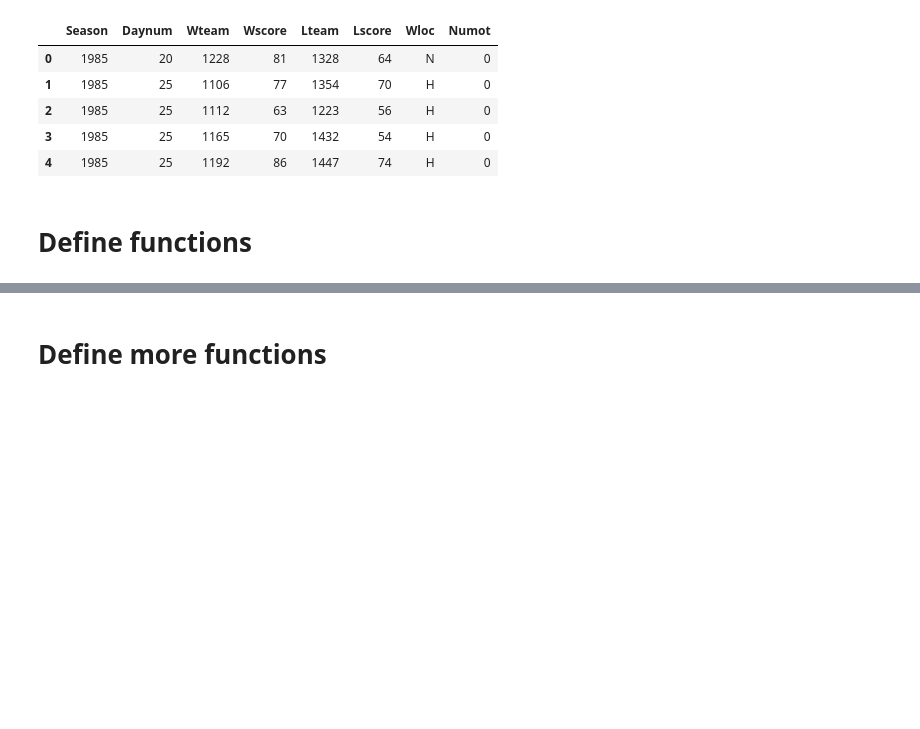
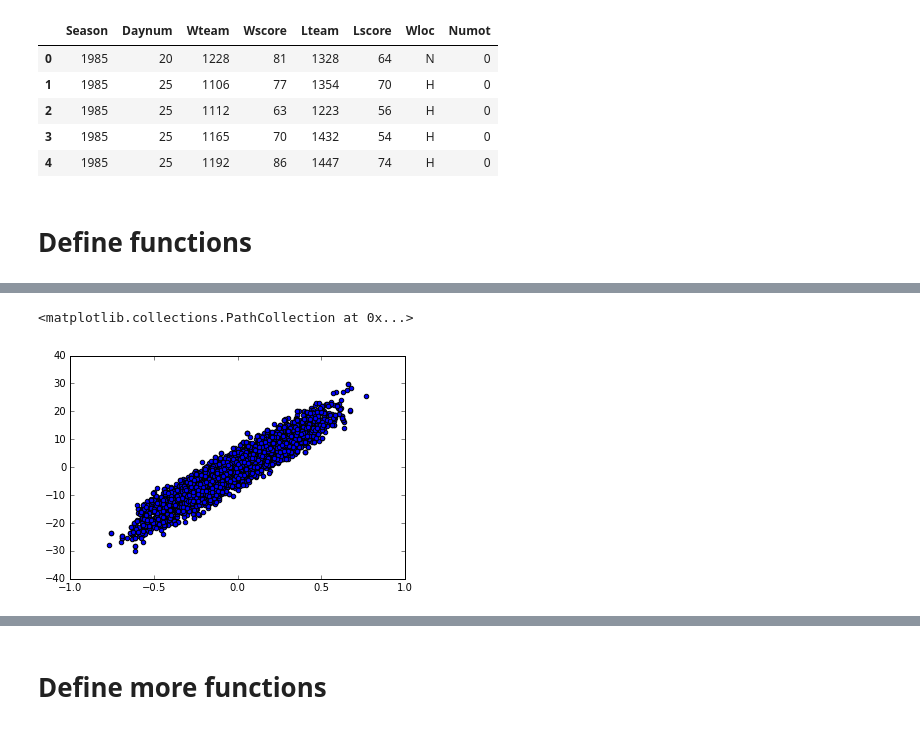
Before and after one commit to GTell88/marchmadness2017, a Jupyter notebook: notebooks/march_madness.ipynb, the cells around one changed output, grey strips where cells are left out. Cells and saved outputs as stored; diff of their text form; code cells hidden in the pictures; blank space fills up the shorter version.

```diff
--- a/notebooks/march_madness.ipynb
+++ b/notebooks/march_madness.ipynb
@@ -100,0 +117,4 @@ win_percent_df.head()
+# %%
+df_16 = get_season(compact_df, 2016)
+print df_16.shape
+df_16.head()
@@ -100,0 +204,5 @@ win_percent_df.head()
+# %%
+plt.scatter(X1,X2)
+# %% [output]
+<matplotlib.collections.PathCollection at 0x...>
+[figure, added]
```
Also changed, not shown: parts of 17 cells of this notebook, 3 other files.
